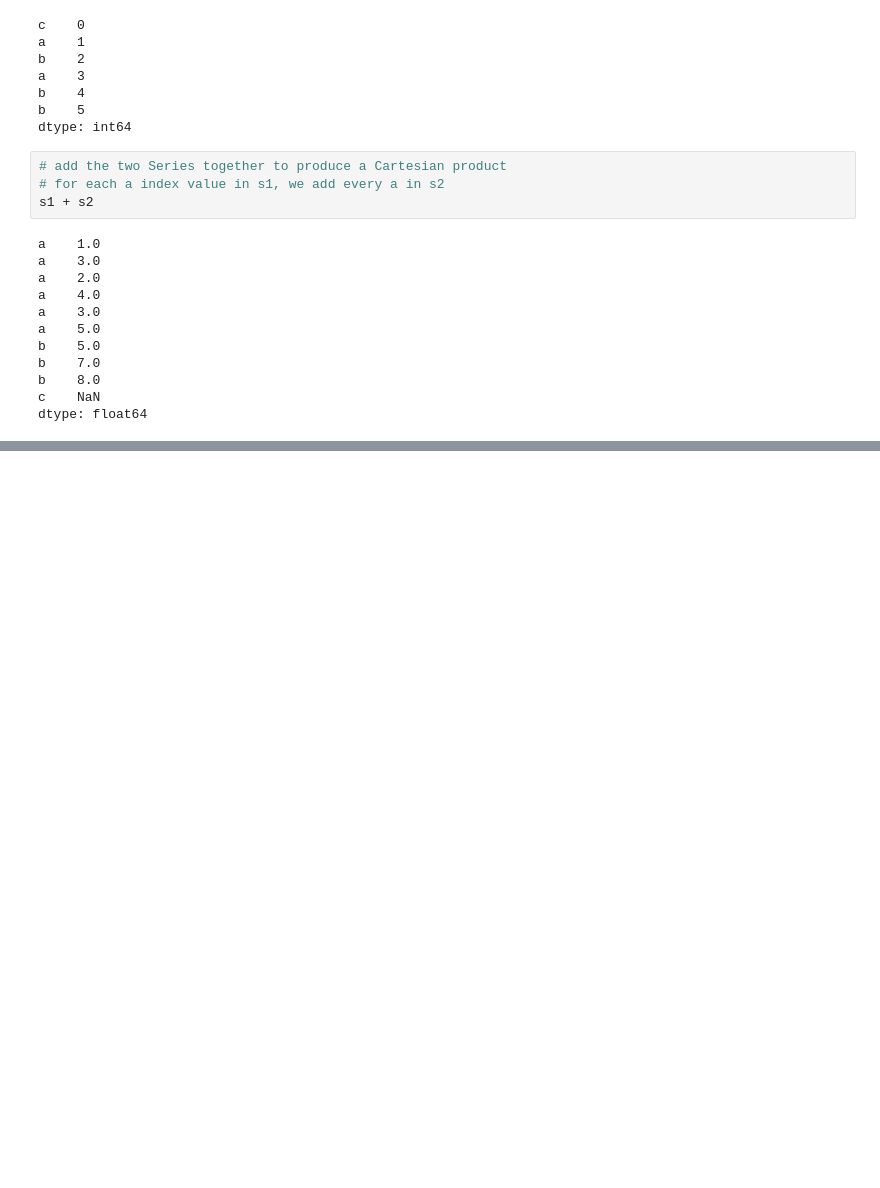
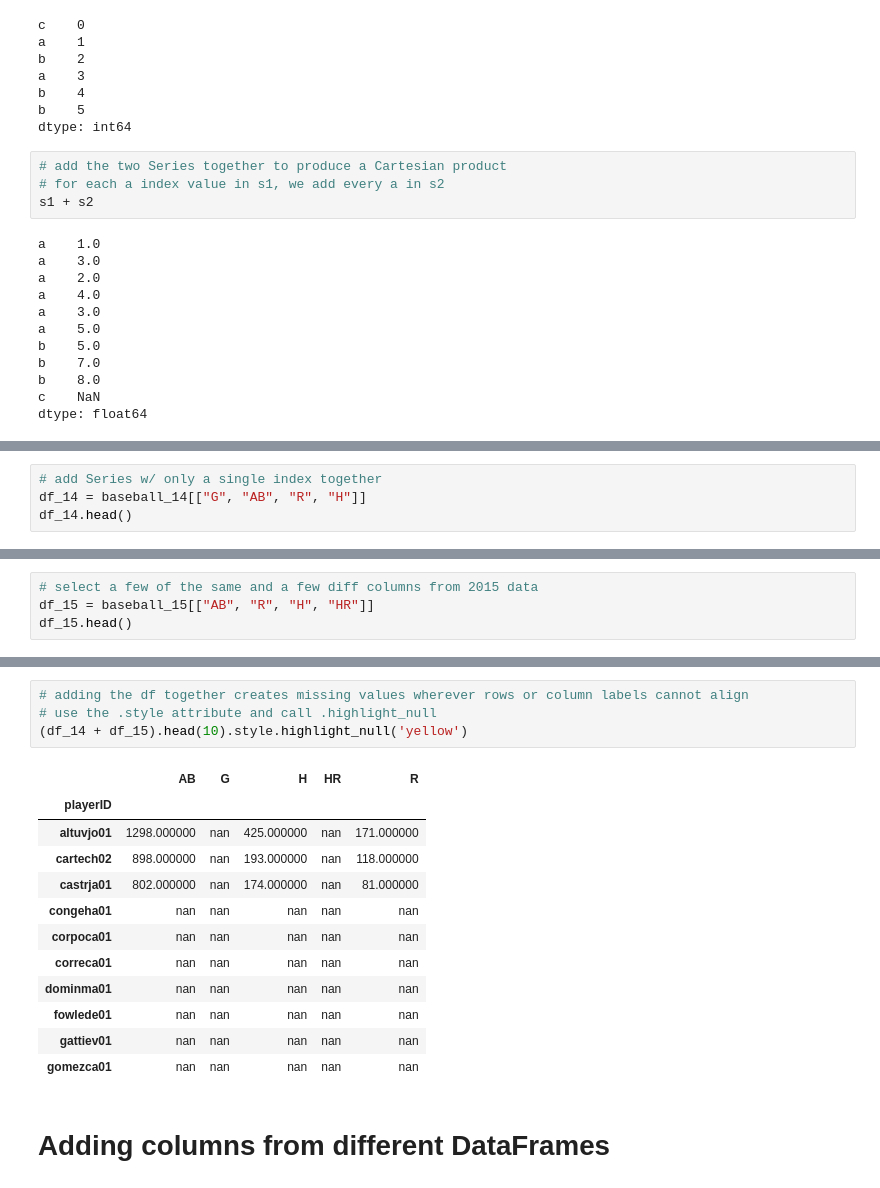
Before and after one commit to bdunn20/book_code, a Jupyter notebook: pandas_1.X_cookbook/Ch8_Index_Alignment.ipynb, the cells around one changed output, grey strips where cells are left out. Drawn from its saved outputs; the diff is of its cells as text; blank space fills up the shorter version.

```diff
--- a/pandas_1.X_cookbook/Ch8_Index_Alignment.ipynb
+++ b/pandas_1.X_cookbook/Ch8_Index_Alignment.ipynb
@@ -123,0 +280,4 @@ dtype: float64
+# %%
+# add Series w/ only a single index together
+df_14 = baseball_14[["G", "AB", "R", "H"]]
+df_14.head()
@@ -123,0 +292,4 @@ dtype: float64
+# %%
+# select a few of the same and a few diff columns from 2015 data
+df_15 = baseball_15[["AB", "R", "H", "HR"]]
+df_15.head()
@@ -123,0 +304,19 @@ dtype: float64
+# %%
+# adding the df together creates missing values wherever rows or column labels cannot align
+# use the .style attribute and call .highlight_null
+(df_14 + df_15).head(10).style.highlight_null('yellow')
+# %% [output]
+|  | AB | G | H | HR | R |
+| playerID |  |  |  |  |  |
+| altuvjo01 | 1298.000000 | nan | 425.000000 | nan | 171.000000 |
+| cartech02 | 898.000000 | nan | 193.000000 | nan | 118.000000 |
+| castrja01 | 802.000000 | nan | 174.000000 | nan | 81.000000 |
+| congeha01 | nan | nan | nan | nan | nan |
+| corpoca01 | nan | nan | nan | nan | nan |
+| correca01 | nan | nan | nan | nan | nan |
+| dominma01 | nan | nan | nan | nan | nan |
+| fowlede01 | nan | nan | nan | nan | nan |
+| gattiev01 | nan | nan | nan | nan | nan |
+| gomezca01 | nan | nan | nan | nan | nan |
+# %% [markdown]
+# Adding columns from different DataFrames
```
Also changed, not shown: parts of 19 cells of this notebook.
